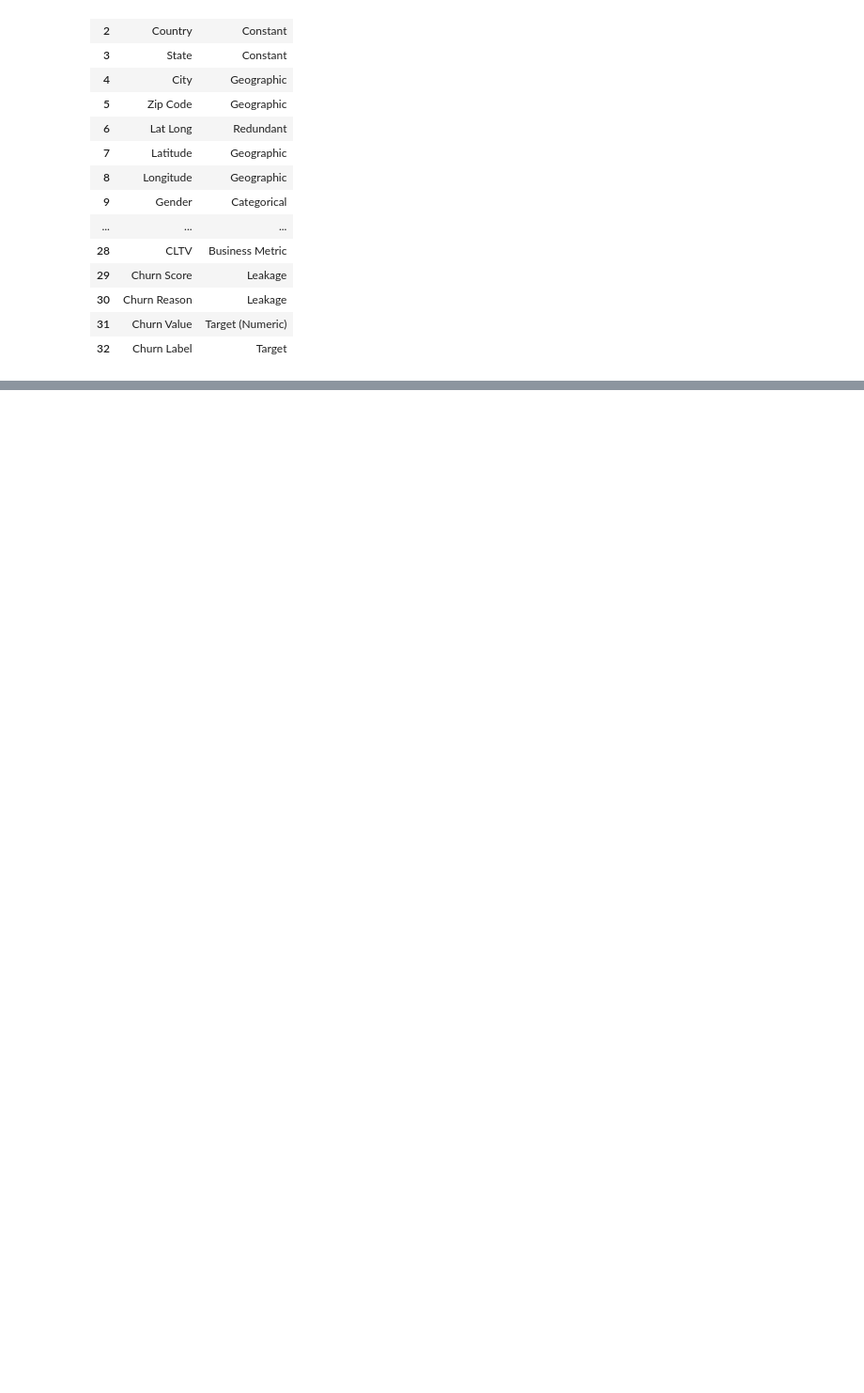
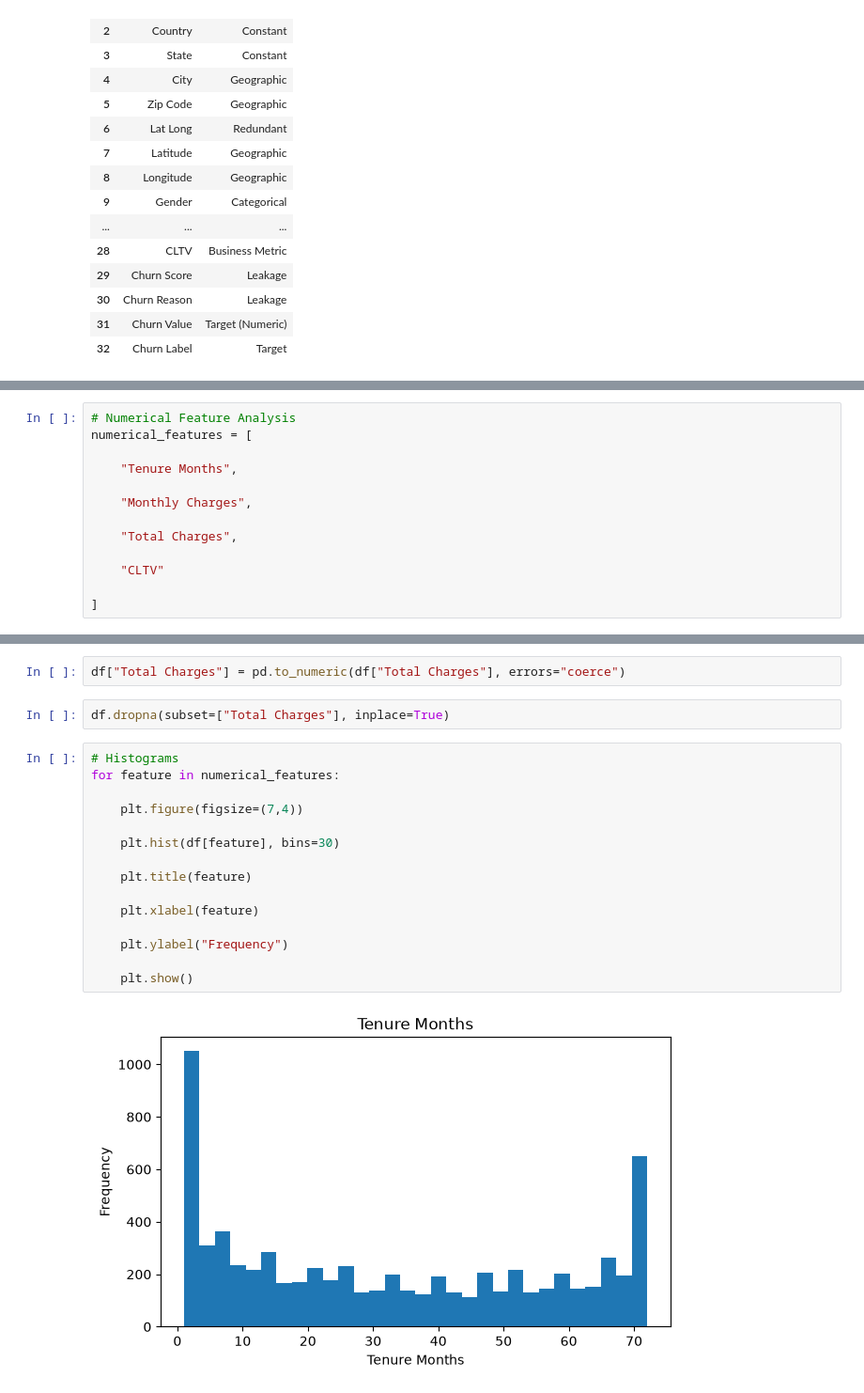
Before and after one commit to hafizahmadadilaiengineer/customer-churn-platform, a Jupyter notebook: notebooks/01_exploratory_data_analysis.ipynb, the cells around one changed output, grey strips where cells are left out. Shown at 94% size. Cells and saved outputs as stored; diff of their text form; blank space fills up the shorter version.

```diff
--- a/notebooks/01_exploratory_data_analysis.ipynb
+++ b/notebooks/01_exploratory_data_analysis.ipynb
@@ -254,0 +418,13 @@ feature_classification
+# %%
+# Numerical Feature Analysis
+numerical_features = [
+
+    "Tenure Months",
+
+    "Monthly Charges",
+
+    "Total Charges",
+
+    "CLTV"
+
+]
@@ -254,0 +438,21 @@ feature_classification
+# %%
+df["Total Charges"] = pd.to_numeric(df["Total Charges"], errors="coerce")
+# %%
+df.dropna(subset=["Total Charges"], inplace=True)
+# %%
+# Histograms
+for feature in numerical_features:
+
+    plt.figure(figsize=(7,4))
+
+    plt.hist(df[feature], bins=30)
+
+    plt.title(feature)
+
+    plt.xlabel(feature)
+
+    plt.ylabel("Frequency")
+
+    plt.show()
+# %% [output]
+[figure, added]
```
Also changed, not shown: parts of 27 cells of this notebook, 6 other files.
